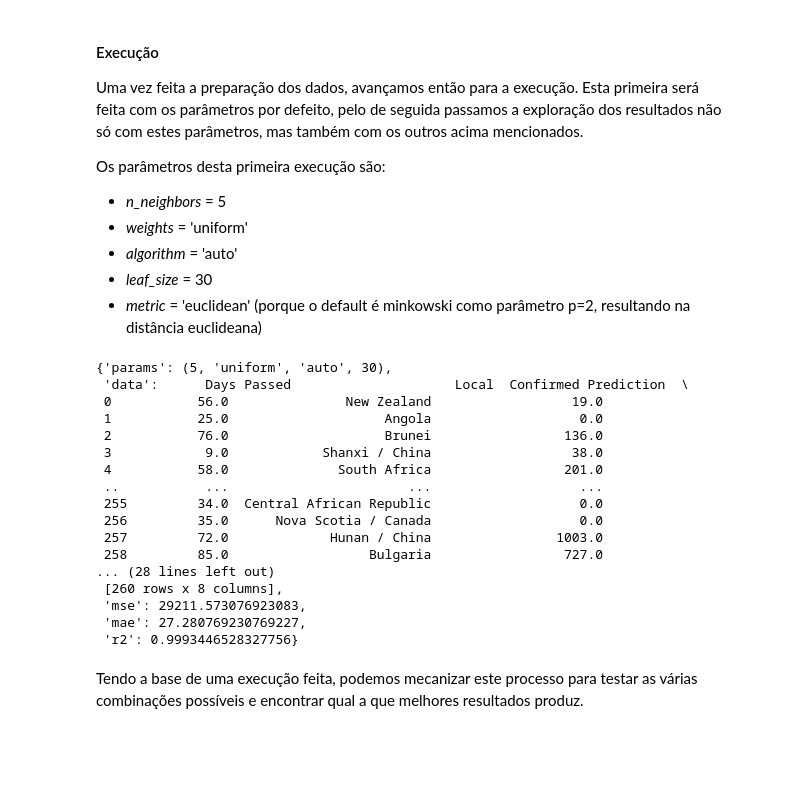
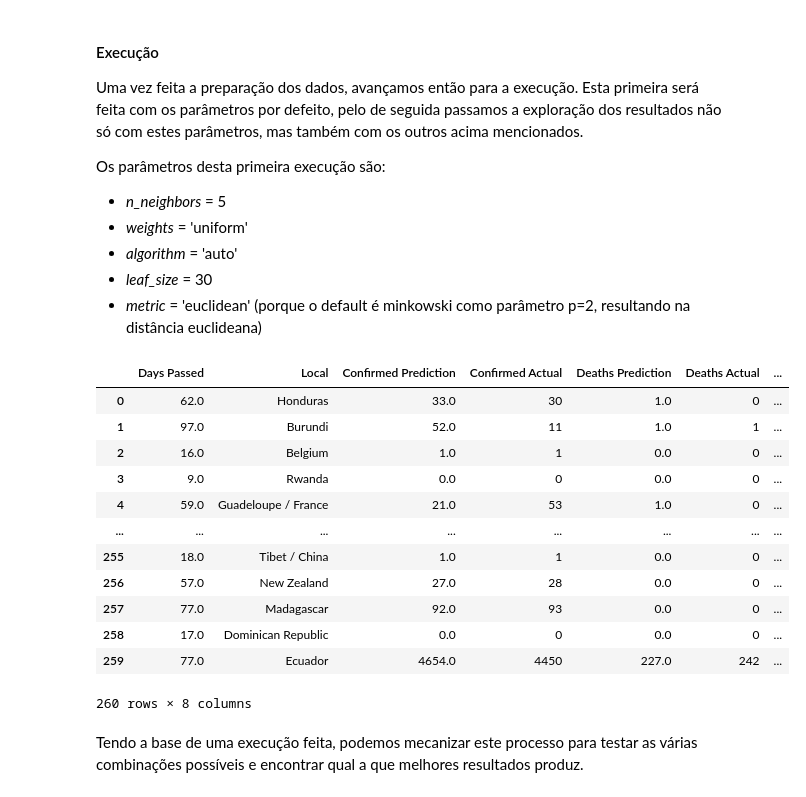
Before and after one commit to JoaoRicardoCardoso/MIEIC_IART_19_PROJ, a Jupyter notebook: PROJ2/KNN-Regression.ipynb, the cells around one changed output. Cells and saved outputs as stored; diff of their text form; code cells hidden in the pictures; blank space fills up the shorter version.

```diff
--- a/PROJ2/KNN-Regression.ipynb
+++ b/PROJ2/KNN-Regression.ipynb
@@ -205,55 +205,55 @@ def runRegressor(params) :
     #fazer previsões do set de teste usando
     predictions = knn.predict(X_test)
     #guardar os valores de previsão para cálculo das métricas
     y_pred = predictions
 
     #tratar dos resultados
     predictions = pd.DataFrame(data=predictions,columns=['Confirmed Prediction','Deaths Prediction','Recovered Prediction'])
 
     #buscar os locais para apresentar as previsoes, ja que nao foram usados no modelo de regressão
     predictions['Local'] = unscaled_test.apply(lambda row: covid_data.loc[(covid_data['Lat'] == row['Lat']) & (covid_data['Long'] == row['Long']),'Local'].iloc[0],axis=1).tolist()
 
     #arredondar os valores para inteiros, com teto
     predictions['Confirmed Prediction'] = predictions['Confirmed Prediction'].apply(np.ceil)
     predictions['Deaths Prediction'] = predictions['Deaths Prediction'].apply(np.ceil)
     predictions['Recovered Prediction'] = predictions['Recovered Prediction'].apply(np.ceil)
 
     #comparar os valores previstos e reais guardar a diferença nas contagens
-    predictions['Confirmed Diff'] = (unscaled_test['Confirmed'] - predictions['Confirmed Prediction'].values).tolist()
-    predictions['Deaths Diff'] = (unscaled_test['Deaths'] - predictions['Deaths Prediction'].values).tolist()
-    predictions['Recovered Diff'] = (unscaled_test['Recovered'] - predictions['Recovered Prediction'].values).tolist()
+    predictions['Confirmed Actual'] = unscaled_test['Confirmed'].tolist()
+    predictions['Deaths Actual'] = unscaled_test['Deaths'].tolist()
+    predictions['Recovered Actual'] = unscaled_test['Recovered'].tolist()
     #colocar o numero de dias passados para ser mais facil analisar
     predictions['Days Passed'] = unscaled_test['Days Passed'].tolist()
 
-    predictions = predictions[['Days Passed','Local', 'Confirmed Prediction', 'Confirmed Diff','Deaths Prediction', 'Deaths Diff','Recovered Prediction','Recovered Diff']]
+    predictions = predictions[['Days Passed','Local', 'Confirmed Prediction', 'Confirmed Actual','Deaths Prediction', 'Deaths Actual','Recovered Prediction','Recovered Actual']]
 
     mse = mean_squared_error(y_test,y_pred)
     mae = mean_absolute_error(y_test,y_pred)
     r2  = r2_score(y_test,y_pred)
 
     results = {"params": params, "data": predictions,"mse" : mse, "mae": mae,"r2":r2}
     return results
 
 #correr o default
-runRegressor((5,'uniform','auto',30))
+regressorExample = runRegressor((5,'uniform','auto',30))["data"]
+with pd.ExcelWriter('covid19_knn_regressor_example.xlsx') as writer:
+    regressorExample.to_excel(writer)
+
+regressorExample
 # %% [output]
+|  | Days Passed | Local | Confirmed Prediction | Confirmed Actual | Deaths Prediction | Deaths Actual | ... |
+| 0 | 62.0 | Honduras | 33.0 | 30 | 1.0 | 0 | ... |
+| 1 | 97.0 | Burundi | 52.0 | 11 | 1.0 | 1 | ... |
+| 2 | 16.0 | Belgium | 1.0 | 1 | 0.0 | 0 | ... |
+| 3 | 9.0 | Rwanda | 0.0 | 0 | 0.0 | 0 | ... |
+| 4 | 59.0 | Guadeloupe / France | 21.0 | 53 | 1.0 | 0 | ... |
+| ... | ... | ... | ... | ... | ... | ... | ... |
+| 255 | 18.0 | Tibet / China | 1.0 | 1 | 0.0 | 0 | ... |
+| 256 | 57.0 | New Zealand | 27.0 | 28 | 0.0 | 0 | ... |
+| 257 | 77.0 | Madagascar | 92.0 | 93 | 0.0 | 0 | ... |
+| 258 | 17.0 | Dominican Republic | 0.0 | 0 | 0.0 | 0 | ... |
+| 259 | 77.0 | Ecuador | 4654.0 | 4450 | 227.0 | 242 | ... |
-{'params': (5, 'uniform', 'auto', 30),
- 'data':      Days Passed                     Local  Confirmed Prediction  \
- 0           56.0               New Zealand                  19.0
- 1           25.0                    Angola                   0.0
- 2           76.0                    Brunei                 136.0
- 3            9.0            Shanxi / China                  38.0
- 4           58.0              South Africa                 201.0
- ..           ...                       ...                   ...
- 255         34.0  Central African Republic                   0.0
- 256         35.0      Nova Scotia / Canada                   0.0
- 257         72.0             Hunan / China                1003.0
- 258         85.0                  Bulgaria                 727.0
-... (28 lines left out)
- [260 rows x 8 columns],
- 'mse': 29211.573076923083,
- 'mae': 27.280769230769227,
- 'r2': 0.9993446528327756}
+260 rows × 8 columns
 # %% [markdown]
 Tendo a base de uma execução feita, podemos mecanizar este processo para testar as várias combinações possíveis e encontrar qual a que melhores resultados produz.
 # %%
```
Also changed, not shown: parts of 15 cells of this notebook, 3 other files.
